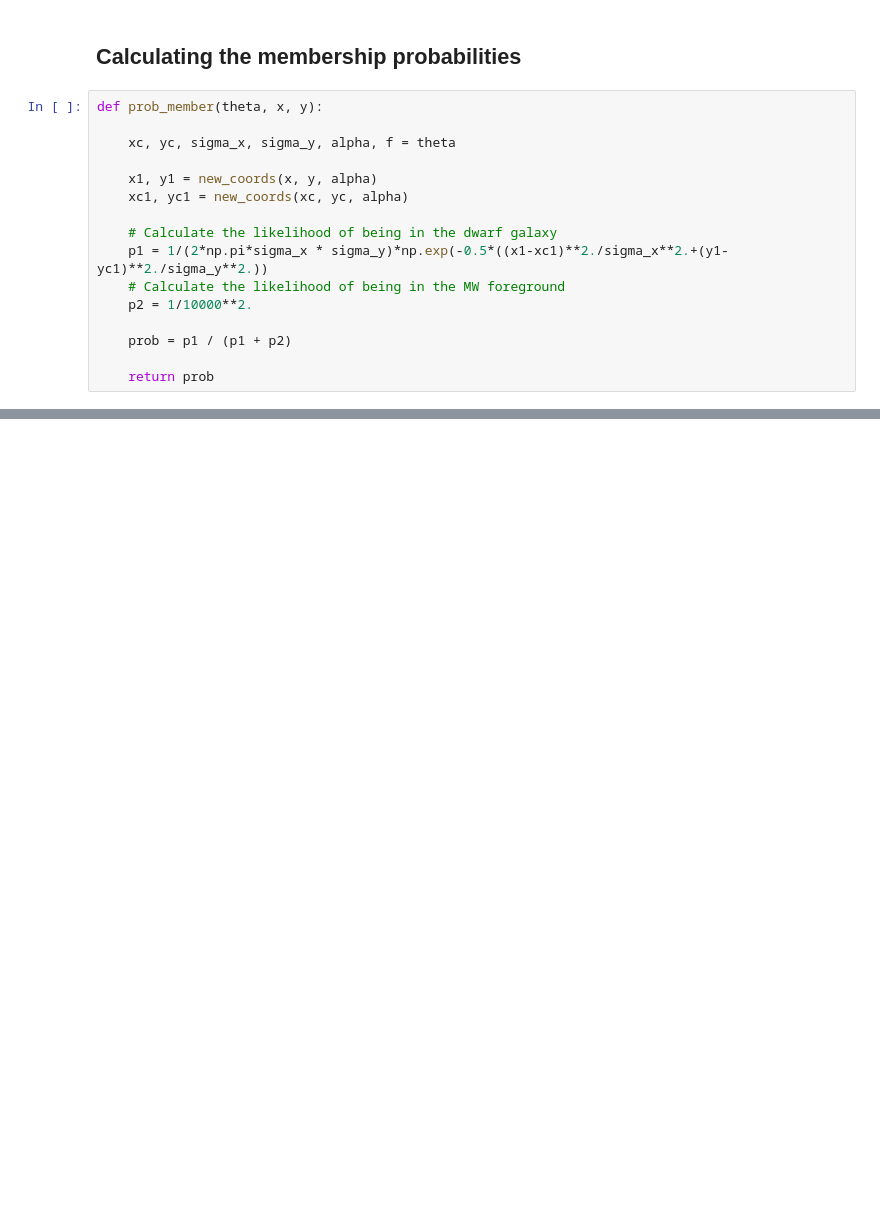
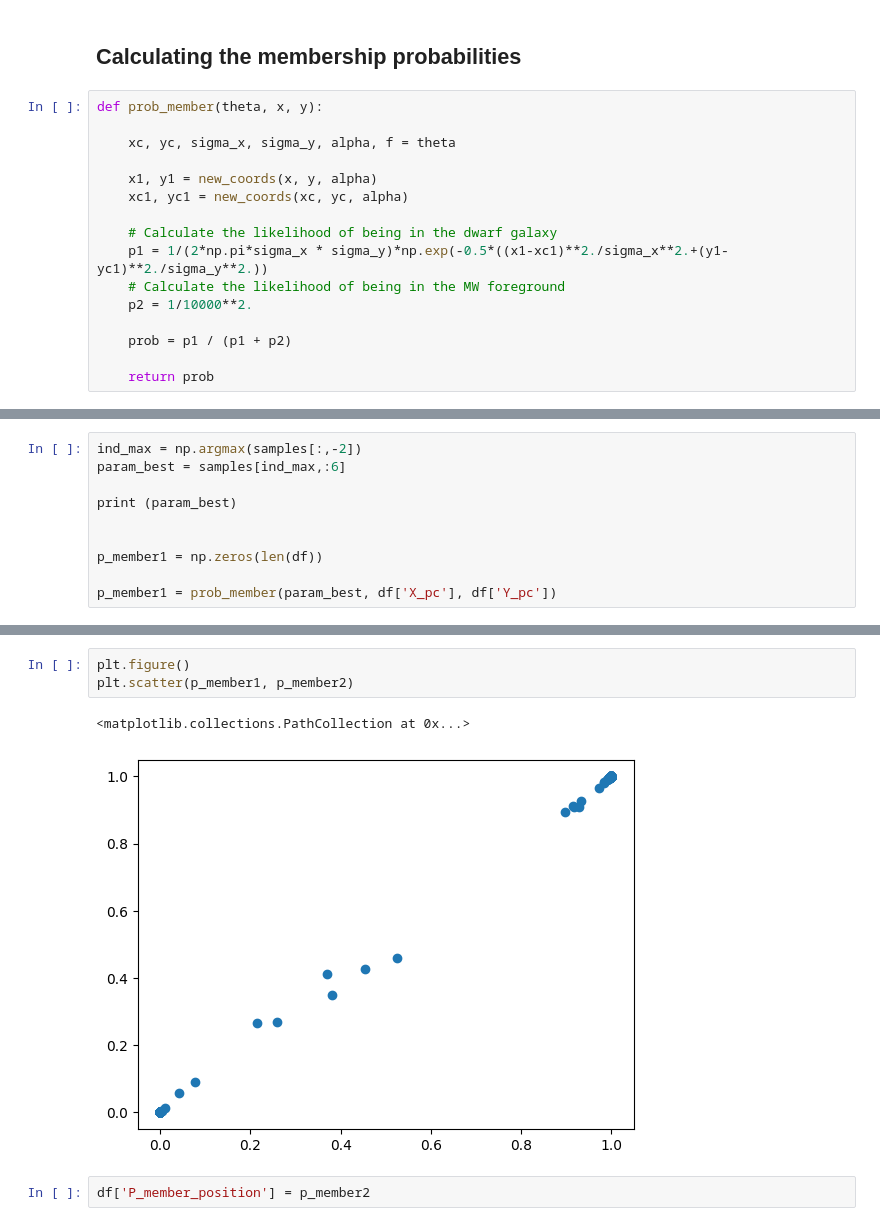
Before and after one commit to zyuan-astro/ss26, a Jupyter notebook: notebook/Week2-1:6D_MCMC_Dwarf02.ipynb, the cells around one changed output, grey strips where cells are left out. Drawn from its saved outputs; the diff is of its cells as text; blank space fills up the shorter version.

```diff
--- a/notebook/Week2-1:6D_MCMC_Dwarf02.ipynb
+++ b/notebook/Week2-1:6D_MCMC_Dwarf02.ipynb
@@ -286,0 +273,10 @@ df['P_member_position'] = p_member
+# %%
+ind_max = np.argmax(samples[:,-2])
+param_best = samples[ind_max,:6]
+
+print (param_best)
+
+
+p_member1 = np.zeros(len(df))
+
+p_member1 = prob_member(param_best, df['X_pc'], df['Y_pc'])
@@ -287,2 +295,10 @@ df['P_member_position'] = p_member
+# %%
+plt.figure()
+plt.scatter(p_member1, p_member2)
+# %% [output]
+<matplotlib.collections.PathCollection at 0x...>
+[figure, added]
+# %%
+df['P_member_position'] = p_member2
 # %%
 plt.figure()
```
Also changed, not shown: parts of 10 cells of this notebook, 3 other files.
